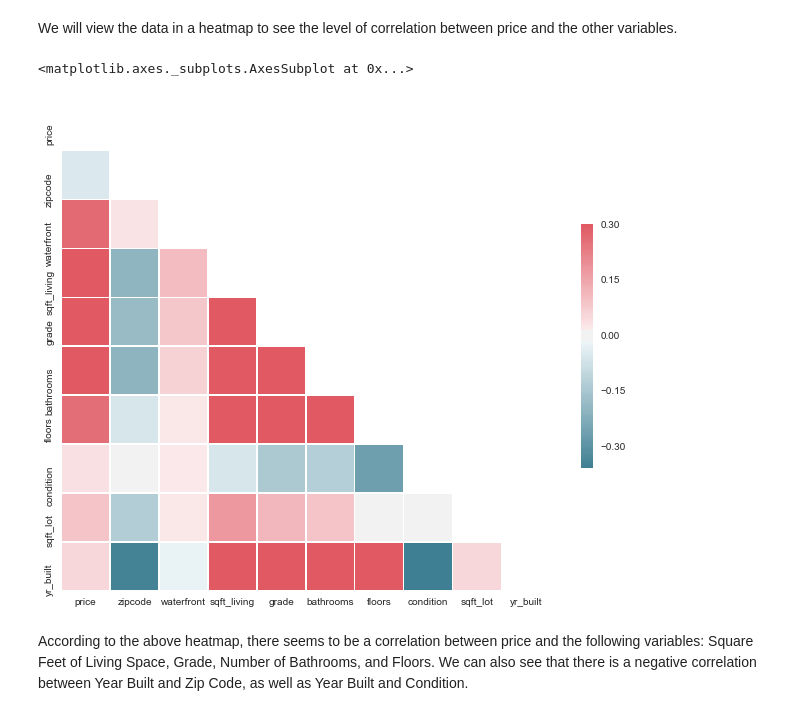
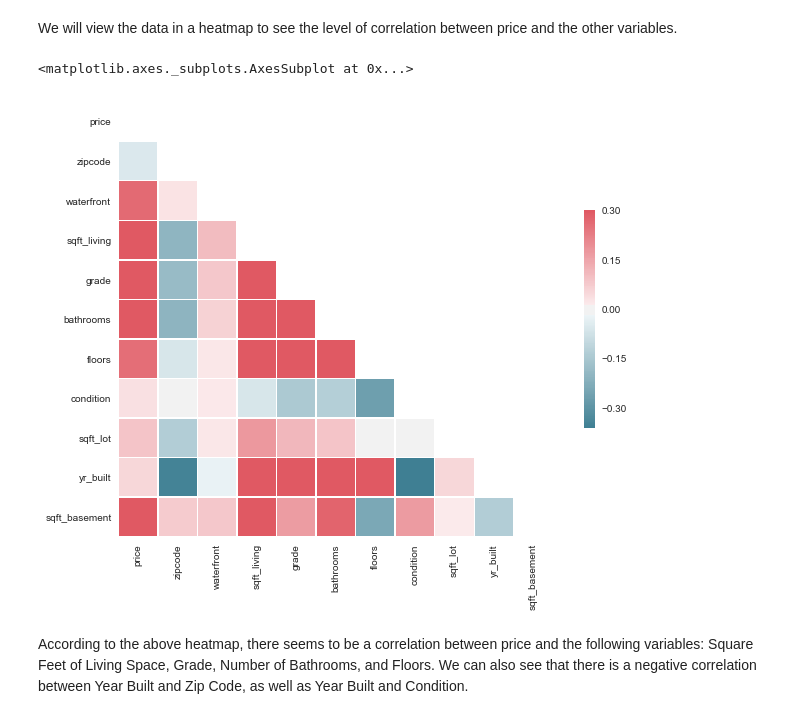
Before and after one commit to samcches/dsc-1-final-project-online-ds-sp-000, a Jupyter notebook: student.ipynb, the cells around one changed output. Cells and saved outputs as stored; diff of their text form; code cells hidden in the pictures.

```diff
--- a/student.ipynb
+++ b/student.ipynb
@@ -115,0 +123,4 @@ kings.yr_renovated.isna().sum()
+# %%
+kings.sqft_basement.unique()
+kings.sqft_basement.replace('?', '0.0', inplace=True)
+pd.to_numeric(kings.sqft_basement, errors='ignore')
@@ -147,6 +176,8 @@ Naturally, all good investors want a to make sure they eventually see a return.
 # %% [markdown]
 The first question we will focus on is which of the variable best correlates to house selling price. Certain variables such as latitute and longitude are not independently useful to us, so we can go ahead and drop them from our analysis.
 # %%
-data = kings[['price','zipcode', 'waterfront', 'sqft_living', 'grade', 'bathrooms', 'floors', 'condition', 'sqft_lot', 'yr_built']].copy()
+data = kings[['price','zipcode', 'waterfront', 'sqft_living', 'grade', 'bathrooms', 'floors', 'condition', 'sqft_lot', 'yr_built', 'sqft_basement']].copy()
 data.head()
+data['sqft_basement'] = data['sqft_basement'].astype(float)
+data.info()
 # %% [output]
@@ -161,21 +187,21 @@ We will view the data in a heatmap to see the level of correlation between price
 # %%
 sns.set(style="white")
 
 
 corr = data.corr()
 
 mask = np.zeros_like(corr, dtype=np.bool)
 mask[np.triu_indices_from(mask)] = True
 
 
-f, ax = plt.subplots(figsize=(11, 9))
+f, ax = plt.subplots(figsize=(11, 8))
 
 cmap = sns.diverging_palette(220, 10, as_cmap=True)
 
 sns.heatmap(corr, mask=mask, cmap=cmap, vmax=.3, center=0, square=True, linewidths=.5, cbar_kws= {"shrink": .5})
 # %% [output]
 <matplotlib.axes._subplots.AxesSubplot at 0x...>
-[figure, old version]
+[figure, new version]
 # %% [markdown]
 According to the above heatmap, there seems to be a correlation between price and the following variables: Square Feet of Living Space, Grade, Number of Bathrooms, and Floors. We can also see that there is a negative correlation between Year Built and Zip Code, as well as Year Built and Condition.
 # %% [markdown]
```
Also changed, not shown: parts of 32 cells of this notebook, 1 other file.
